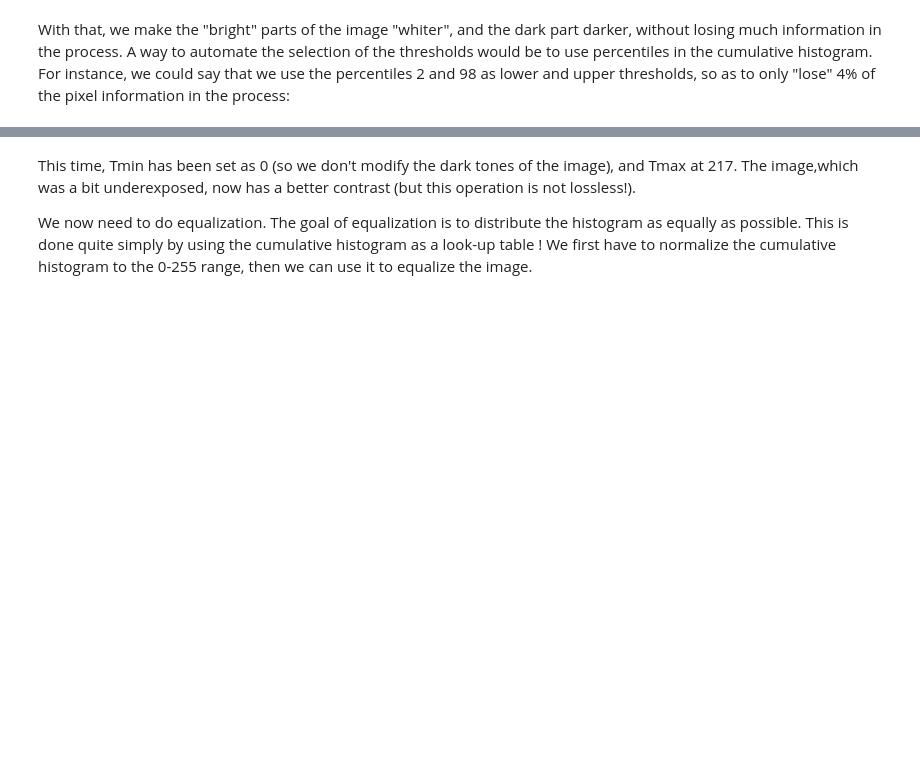
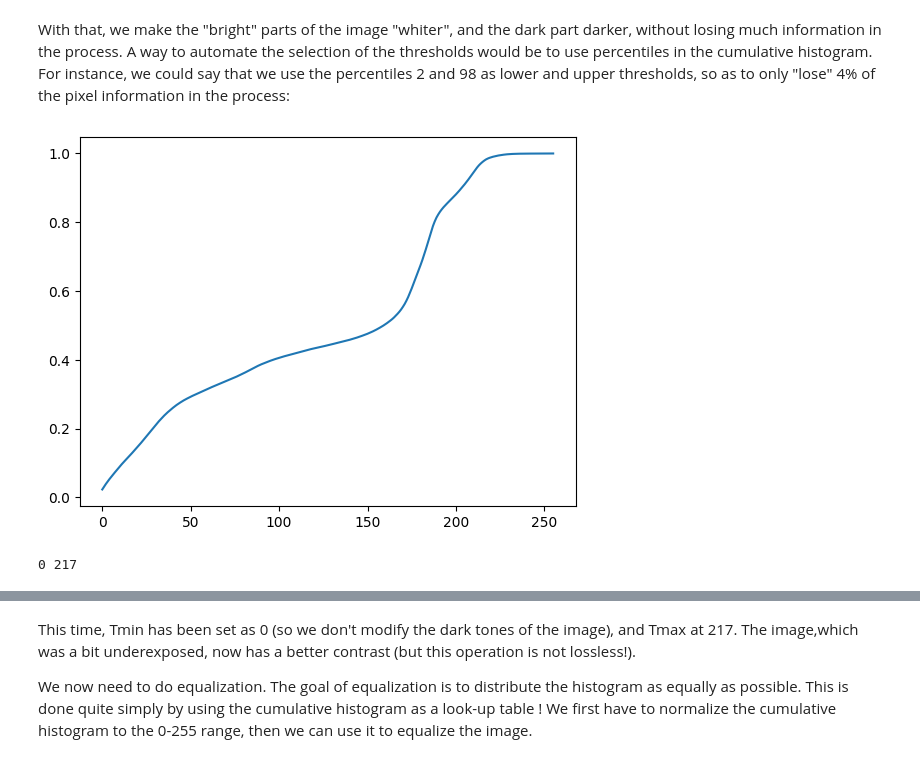
Before and after one commit to Exagor/info-h-500, a Jupyter notebook: docs/LABS/TP 2 Image Filtering/TP2_Image_Filtering.ipynb, the cells around one changed output, grey strips where cells are left out. Drawn from its saved outputs; the diff is of its cells as text; code cells hidden in the pictures; blank space fills up the shorter version.

```diff
--- a/docs/LABS/TP 2 Image Filtering/TP2_Image_Filtering.ipynb
+++ b/docs/LABS/TP 2 Image Filtering/TP2_Image_Filtering.ipynb
@@ -186,0 +193,23 @@ With that, we make the "bright" parts of the image "whiter", and the dark part d
+# %%
+## -- Your code here -- ##
+def cumulate_histogram(img):
+    hist = make_histogram(img)
+    cum_hist = np.zeros(256)
+    for i in range(256):
+        cum_hist[i]=cum_hist[i-1]+hist[i]
+    return cum_hist
+cum_hist = cumulate_histogram(img)
+plt.figure()
+plt.plot(cum_hist)
+plt.show()
+
+for v in range(256):
+    if cum_hist[v]>0.02 : break
+Tmin = v
+for v in range(256):
+    if cum_hist[v]>0.98 : break
+Tmax = v
+print(Tmin,Tmax)
+# %% [output]
+[figure, added]
+0 217
```
Also changed, not shown: parts of 9 cells of this notebook, 1 other file.
